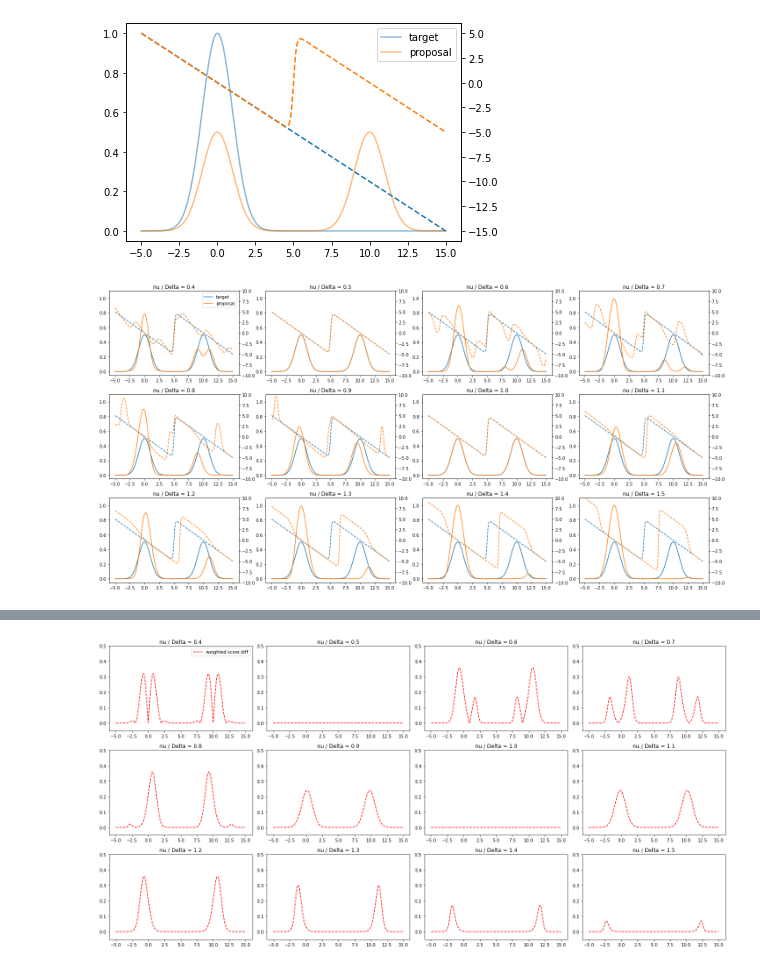
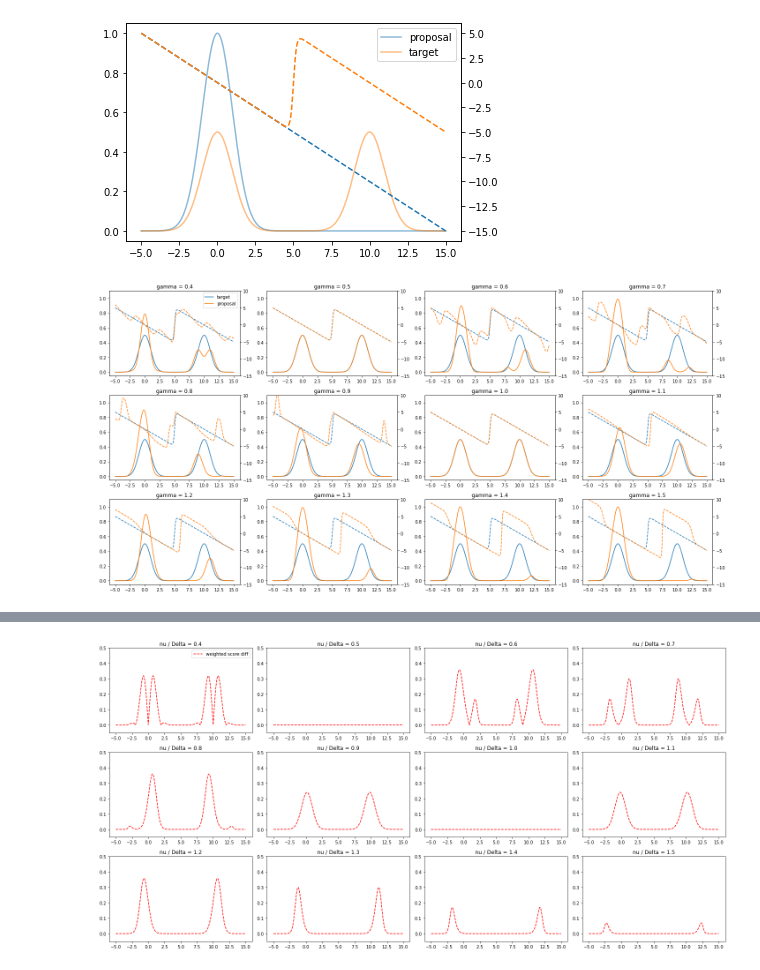
Before and after one commit to XingLLiu/u-stat-high-dim, a Jupyter notebook: limiting_distributions.ipynb, the cells around one changed output, grey strips where cells are left out. Saved outputs shown, nothing was run; the diff lists cells and outputs as text; code cells hidden in the pictures.

```diff
--- a/limiting_distributions.ipynb
+++ b/limiting_distributions.ipynb
@@ -87,8 +96,8 @@ with tf.GradientTape() as g:
 score_proposal = g.gradient(lp, xx)
 
 fig, ax1 = plt.subplots()
-ax1.plot(xx.numpy(), tf.math.exp(log_prob_off_fn(xx)).numpy(), label="target", alpha=0.5)
-ax1.plot(xx.numpy(), tf.math.exp(log_prob_fn(xx)).numpy(), label="proposal", alpha=0.5)
+ax1.plot(xx.numpy(), tf.math.exp(log_prob_off_fn(xx)).numpy(), label="proposal", alpha=0.5)
+ax1.plot(xx.numpy(), tf.math.exp(log_prob_fn(xx)).numpy(), label="target", alpha=0.5)
 
 ax2 = ax1.twinx()
 ax2.plot(xx.numpy(), score_proposal.numpy(), linestyle="--")
@@ -97,9 +106,10 @@ ax2.plot(xx.numpy(), score_target.numpy(), linestyle="--")
 ax1.legend()
 plt.show()
 # %% [output]
-[figure, old version]
+[figure, new version]
 # %%
-def plot_scores(log_prob_fn, log_prob_off_fn, nu_delta_ratios, delta, nrows, ncols, plot_diff=False):
+def plot_scores(log_prob_fn, log_prob_off_fn, dist_class, nu_delta_ratios, delta, nrows, ncols, plot_diff=False,
+               ylims1=(-0.05, 1.1), ylims2=(-15., 10.), plot_sample_density=False):
     xx = tf.reshape(tf.linspace(-5., delta+5., 1000), (-1, 1))
 
     figs, axes = plt.subplots(nrows, ncols, figsize=(20, 10))
@@ -107,7 +117,7 @@ def plot_scores(log_prob_fn, log_prob_off_fn, nu_delta_ratios, delta, nrows, nco
         nu = ratio * delta
 
         # target
-        limiting_target = LimitingDistribution(log_prob_fn, log_prob_fn, nu)
+        limiting_target = dist_class(log_prob_fn, log_prob_fn, nu)
 
         with tf.GradientTape() as g:
             g.watch(xx)
@@ -116,7 +126,7 @@ def plot_scores(log_prob_fn, log_prob_off_fn, nu_delta_ratios, delta, nrows, nco
         score_target = g.gradient(lp_target, xx)
 
         # proposal
-        limiting_proposal = LimitingDistribution(log_prob_off_fn, log_prob_fn, nu)
+        limiting_proposal = dist_class(log_prob_off_fn, log_prob_fn, nu)
 
         with tf.GradientTape() as g:
             g.watch(xx)
@@ -133,35 +143,43 @@ def plot_scores(log_prob_fn, log_prob_off_fn, nu_delta_ratios, delta, nrows, nco
         # density
         axes[j//ncols][j%ncols].plot(xx, prob_target, label="target")
         axes[j//ncols][j%ncols].plot(xx, prob_proposal, label="proposal")
-        axes[j//ncols][j%ncols].set_ylim(-.05, 1.1)
+        axes[j//ncols][j%ncols].set_ylim(ylims1[0], ylims1[1])
 
         # score
         ax_twin = axes[j//ncols][j%ncols].twinx()
         if not plot_diff:
             ax_twin.plot(xx, score_target, linestyle="--")
             ax_twin.plot(xx, score_proposal, linestyle="--")
-            ax_twin.set_ylim(-delta, delta)
+            ax_twin.set_ylim(ylims2[0], ylims2[1])
         else:
             ax_twin.plot(xx, score_diff, linestyle="--", color="red", label="abs score diff")
-            ax_twin.set_ylim(-0.5, 15.)
+            ax_twin.set_ylim(-15, 8.)
 
-        axes[j//ncols][j%ncols].set_title(f"nu / Delta = {np.round(ratio, 3)}")
+        axes[j//ncols][j%ncols].set_title(f"gamma = {np.round(ratio, 3)}")
+
+        # density of sample distribution
+        if plot_sample_density:
+            proposal_prob = tf.exp(log_prob_off_fn(xx))
+            axes[j//ncols][j%ncols].plot(xx, proposal_prob, color="grey", label="proposal unpert")
+            axes[j//ncols][j%ncols].fill_between(tf.squeeze(xx), proposal_prob, color="silver")
 
     axes[0][0].legend()
     plt.tight_layout()
 # %%
-nu_delta_ratios = [0.4, 0.5, 0.6, 0.7, 0.8, 0.9, 1.0, 1.1, 1.2, 1.3, 1.4, 1.5]
 # nu_delta_ratios = list(np.linspace(0.05, 0.4, 12))
 nu_delta_ratios = [0.4, 0.5, 0.6, 0.7, 0.8, 0.9, 1.0, 1.1, 1.2, 1.3, 1.4, 1.5]
 
 plot_scores(
     log_prob_fn=log_prob_fn,
     log_prob_off_fn=log_prob_off_fn,
+    dist_class=LimitingDistribution,
     nu_delta_ratios=nu_delta_ratios,
     delta=delta,
     nrows=3,
     ncols=4,
+    ylims2=[-15., 10.],
+#     plot_sample_density=True,
 )
 # %% [output]
-[figure, old version]
+[figure, new version]
 # %%
```
Also changed, not shown: parts of 17 cells of this notebook, 12 other files.
